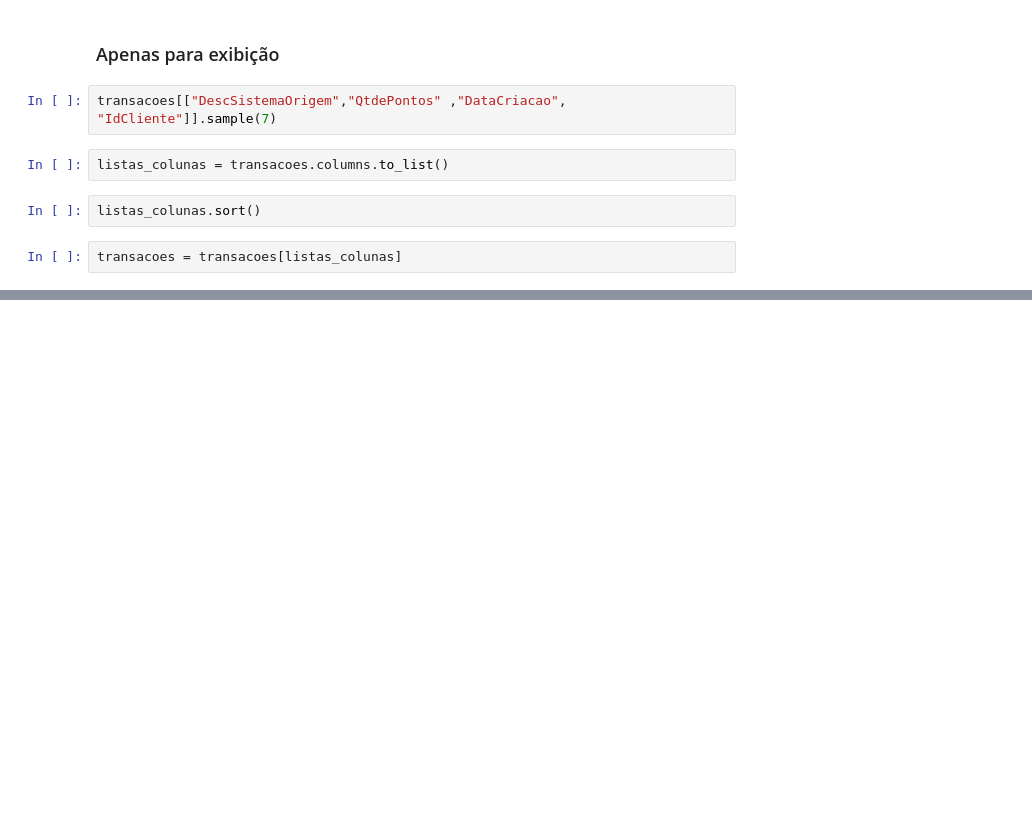
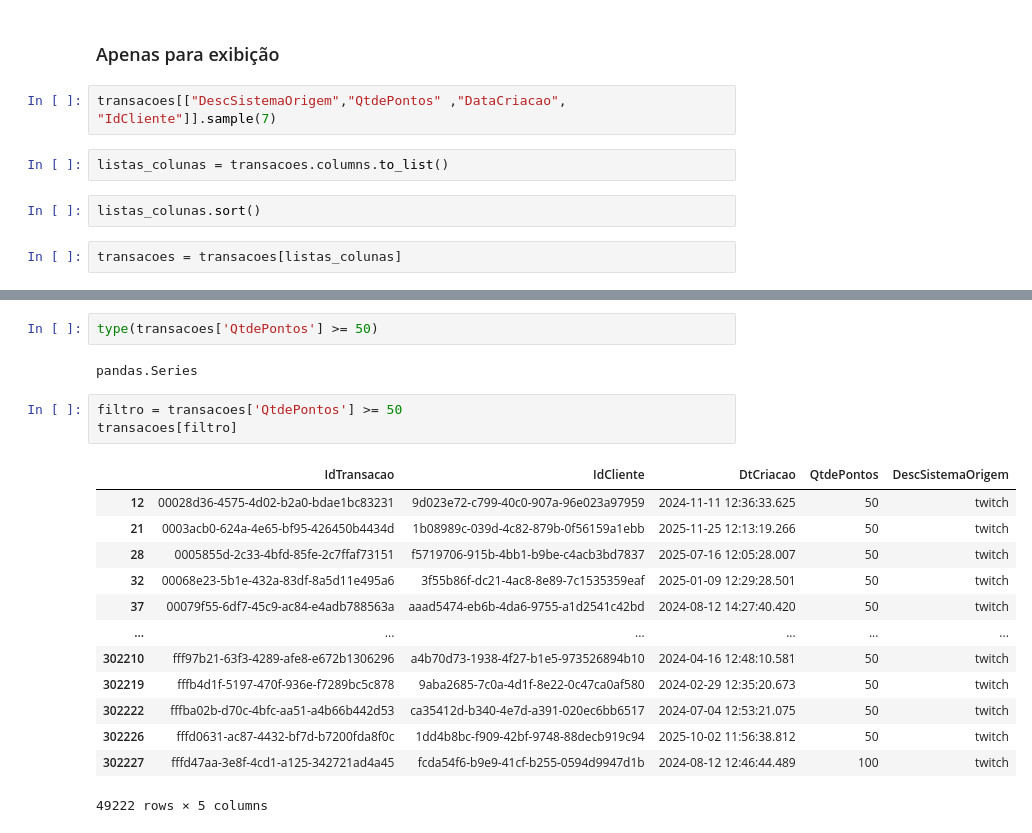
Before and after one commit to alexsandro-matias/pandas-2025, a Jupyter notebook: notebook.ipynb, the cells around one changed output, grey strips where cells are left out. Saved outputs shown, nothing was run; the diff lists cells and outputs as text; blank space fills up the shorter version.

Commit message:
Ensinando Pandas Ep 05 - Filtros

```diff
--- a/notebook.ipynb
+++ b/notebook.ipynb
@@ -164,0 +193,21 @@ transacoes = transacoes[listas_colunas]
+# %%
+type(transacoes['QtdePontos'] >= 50)
+# %% [output]
+pandas.Series
+# %%
+filtro = transacoes['QtdePontos'] >= 50
+transacoes[filtro]
+# %% [output]
+|  | IdTransacao | IdCliente | DtCriacao | QtdePontos | DescSistemaOrigem |
+| 12 | 00028d36-4575-4d02-b2a0-bdae1bc83231 | 9d023e72-c799-40c0-907a-96e023a97959 | 2024-11-11 12:36:33.625 | 50 | twitch |
+| 21 | 0003acb0-624a-4e65-bf95-426450b4434d | 1b08989c-039d-4c82-879b-0f56159a1ebb | 2025-11-25 12:13:19.266 | 50 | twitch |
+| 28 | 0005855d-2c33-4bfd-85fe-2c7ffaf73151 | f5719706-915b-4bb1-b9be-c4acb3bd7837 | 2025-07-16 12:05:28.007 | 50 | twitch |
+| 32 | 00068e23-5b1e-432a-83df-8a5d11e495a6 | 3f55b86f-dc21-4ac8-8e89-7c1535359eaf | 2025-01-09 12:29:28.501 | 50 | twitch |
+| 37 | 00079f55-6df7-45c9-ac84-e4adb788563a | aaad5474-eb6b-4da6-9755-a1d2541c42bd | 2024-08-12 14:27:40.420 | 50 | twitch |
+| ... | ... | ... | ... | ... | ... |
+| 302210 | fff97b21-63f3-4289-afe8-e672b1306296 | a4b70d73-1938-4f27-b1e5-973526894b10 | 2024-04-16 12:48:10.581 | 50 | twitch |
+| 302219 | fffb4d1f-5197-470f-936e-f7289bc5c878 | 9aba2685-7c0a-4d1f-8e22-0c47ca0af580 | 2024-02-29 12:35:20.673 | 50 | twitch |
+| 302222 | fffba02b-d70c-4bfc-aa51-a4b66b442d53 | ca35412d-b340-4e7d-a391-020ec6bb6517 | 2024-07-04 12:53:21.075 | 50 | twitch |
+| 302226 | fffd0631-ac87-4432-bf7d-b7200fda8f0c | 1dd4b8bc-f909-42bf-9748-88decb919c94 | 2025-10-02 11:56:38.812 | 50 | twitch |
+| 302227 | fffd47aa-3e8f-4cd1-a125-342721ad4a45 | fcda54f6-b9e9-41cf-b255-0594d9947d1b | 2024-08-12 12:46:44.489 | 100 | twitch |
+49222 rows × 5 columns
```
Also changed, not shown: parts of 16 cells of this notebook.
